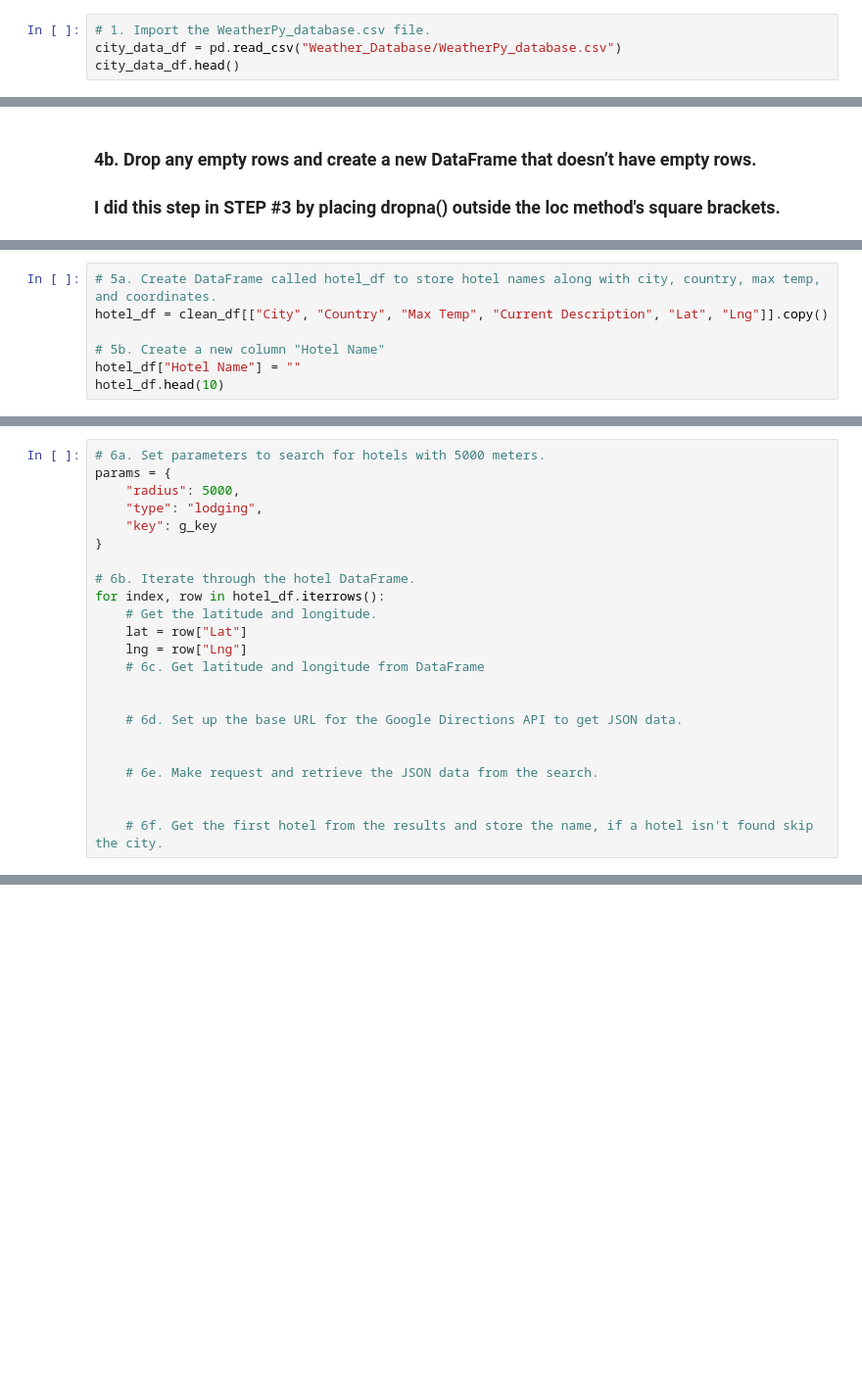
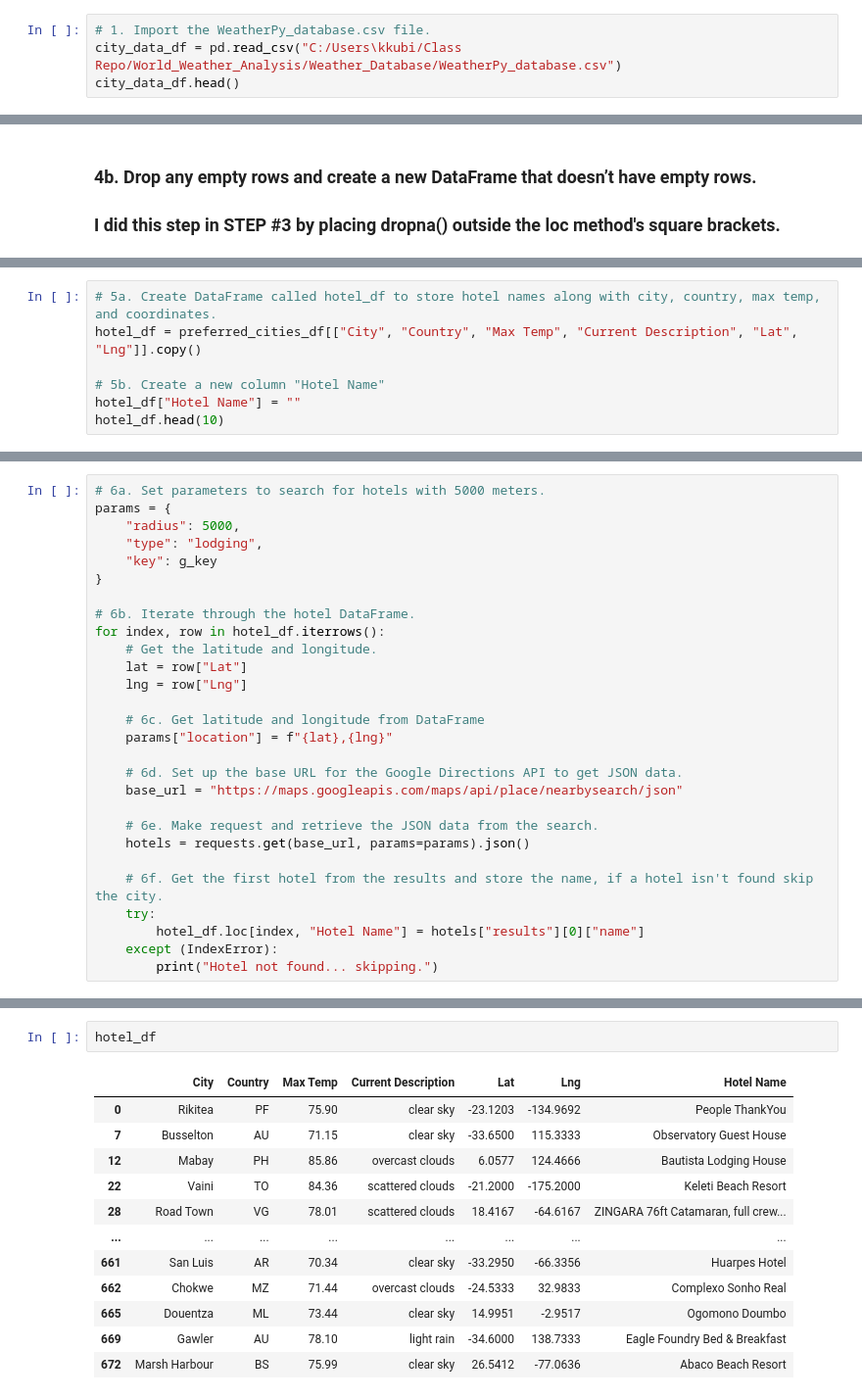
Before and after one commit to kjkubik/World_Weather_Analysis, a Jupyter notebook: Vacation_Search/Vacation_Search.ipynb, the cells around one changed output, grey strips where cells are left out. Shown at 98% size. Cells and saved outputs as stored; diff of their text form; blank space fills up the shorter version.

```diff
--- a/Vacation_Search/Vacation_Search.ipynb
+++ b/Vacation_Search/Vacation_Search.ipynb
@@ -16,4 +14,4 @@ ModuleNotFoundError: No module named 'config'
 # %%
 # 1. Import the WeatherPy_database.csv file.
-city_data_df = pd.read_csv("Weather_Database/WeatherPy_database.csv")
+city_data_df = pd.read_csv("C:/Users\kkubi/Class Repo/World_Weather_Analysis/Weather_Database/WeatherPy_database.csv")
 city_data_df.head()
@@ -45,6 +95,6 @@ NameError: name 'preferred_cities_df' is not defined
 # %%
 # 5a. Create DataFrame called hotel_df to store hotel names along with city, country, max temp, and coordinates.
-hotel_df = clean_df[["City", "Country", "Max Temp", "Current Description", "Lat", "Lng"]].copy()
+hotel_df = preferred_cities_df[["City", "Country", "Max Temp", "Current Description", "Lat", "Lng"]].copy()
 
 # 5b. Create a new column "Hotel Name"
 hotel_df["Hotel Name"] = ""
@@ -62,13 +124,18 @@ for index, row in hotel_df.iterrows():
     # Get the latitude and longitude.
     lat = row["Lat"]
     lng = row["Lng"]
+
     # 6c. Get latitude and longitude from DataFrame
-
+    params["location"] = f"{lat},{lng}"
 
     # 6d. Set up the base URL for the Google Directions API to get JSON data.
-
+    base_url = "https://maps.googleapis.com/maps/api/place/nearbysearch/json"
 
     # 6e. Make request and retrieve the JSON data from the search.
-
+    hotels = requests.get(base_url, params=params).json()
 
     # 6f. Get the first hotel from the results and store the name, if a hotel isn't found skip the city.
+    try:
+        hotel_df.loc[index, "Hotel Name"] = hotels["results"][0]["name"]
+    except (IndexError):
+        print("Hotel not found... skipping.")
@@ -74,0 +156,15 @@ for index, row in hotel_df.iterrows():
+# %%
+hotel_df
+# %% [output]
+|  | City | Country | Max Temp | Current Description | Lat | Lng | Hotel Name |
+| 0 | Rikitea | PF | 75.90 | clear sky | -23.1203 | -134.9692 | People ThankYou |
+| 7 | Busselton | AU | 71.15 | clear sky | -33.6500 | 115.3333 | Observatory Guest House |
+| 12 | Mabay | PH | 85.86 | overcast clouds | 6.0577 | 124.4666 | Bautista Lodging House |
+| 22 | Vaini | TO | 84.36 | scattered clouds | -21.2000 | -175.2000 | Keleti Beach Resort |
+| 28 | Road Town | VG | 78.01 | scattered clouds | 18.4167 | -64.6167 | ZINGARA 76ft Catamaran, full crew... |
+| ... | ... | ... | ... | ... | ... | ... | ... |
+| 661 | San Luis | AR | 70.34 | clear sky | -33.2950 | -66.3356 | Huarpes Hotel |
+| 662 | Chokwe | MZ | 71.44 | overcast clouds | -24.5333 | 32.9833 | Complexo Sonho Real |
+| 665 | Douentza | ML | 73.44 | clear sky | 14.9951 | -2.9517 | Ogomono Doumbo |
+| 669 | Gawler | AU | 78.10 | light rain | -34.6000 | 138.7333 | Eagle Foundry Bed & Breakfast |
+| 672 | Marsh Harbour | BS | 75.99 | clear sky | 26.5412 | -77.0636 | Abaco Beach Resort |
```
Also changed, not shown: parts of 16 cells of this notebook, 11 other files.
